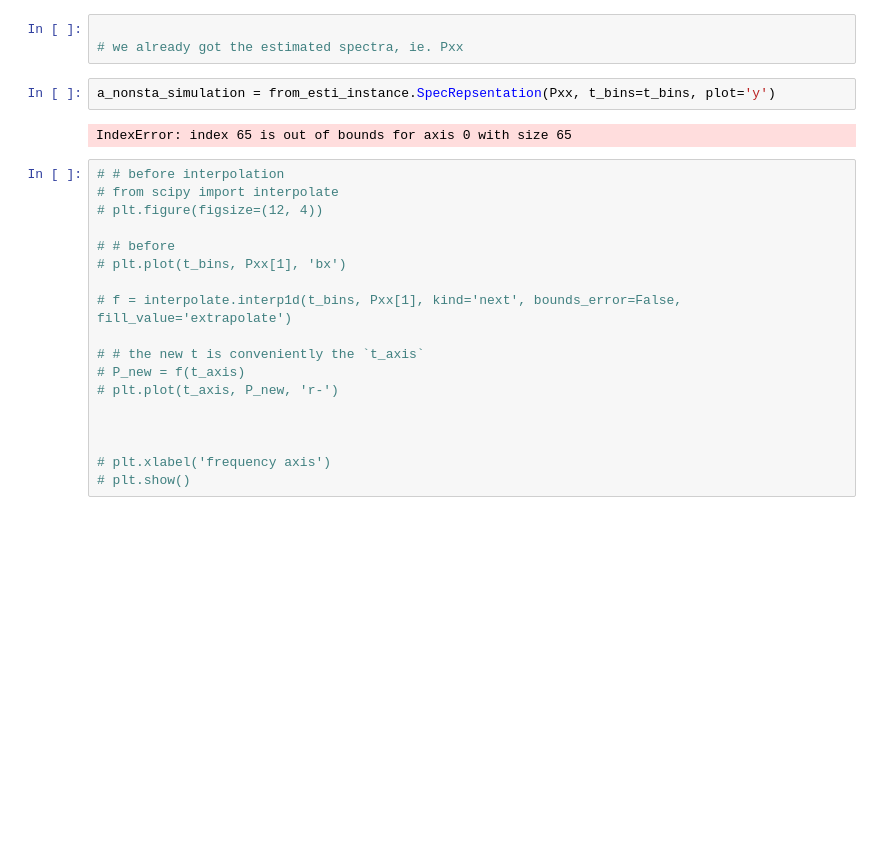
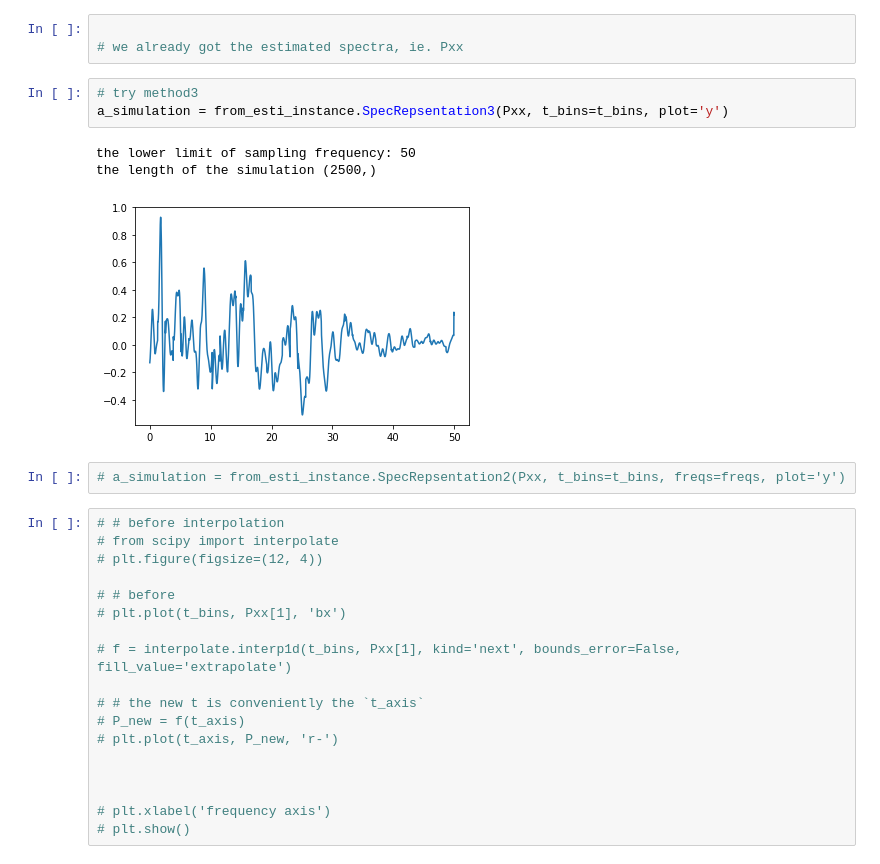
Before and after one commit to leslieDLcy/KTnSRM, a Jupyter notebook: EPSD_by_STFT.ipynb, the cells around one changed output. Drawn from its saved outputs; the diff is of its cells as text; blank space fills up the shorter version.

```diff
--- a/EPSD_by_STFT.ipynb
+++ b/EPSD_by_STFT.ipynb
@@ -127,9 +147,14 @@ the shape of the time axis: (2500,)
 
 # we already got the estimated spectra, ie. Pxx
 # %%
-a_nonsta_simulation = from_esti_instance.SpecRepsentation(Pxx, t_bins=t_bins, plot='y')
+# try method3
+a_simulation = from_esti_instance.SpecRepsentation3(Pxx, t_bins=t_bins, plot='y')
 # %% [output]
-IndexError: index 65 is out of bounds for axis 0 with size 65
+the lower limit of sampling frequency: 50
+the length of the simulation (2500,)
+[figure, added]
+# %%
+# a_simulation = from_esti_instance.SpecRepsentation2(Pxx, t_bins=t_bins, freqs=freqs, plot='y')
 # %%
 # # before interpolation
 # from scipy import interpolate
```
Also changed, not shown: parts of 9 cells of this notebook, 4 other files.
